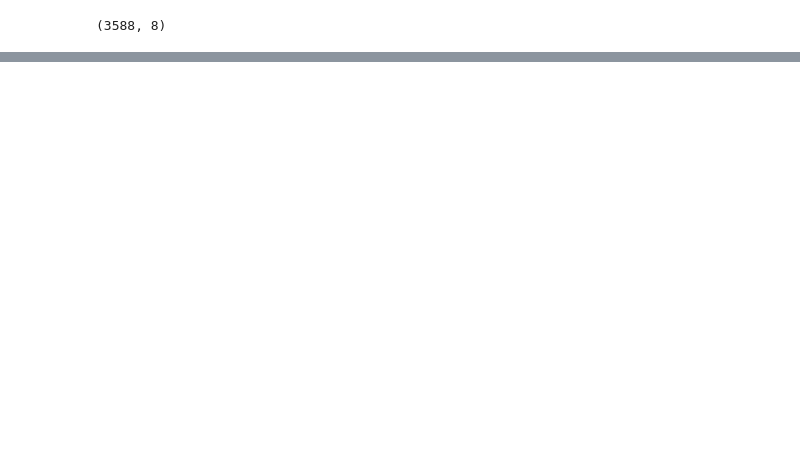
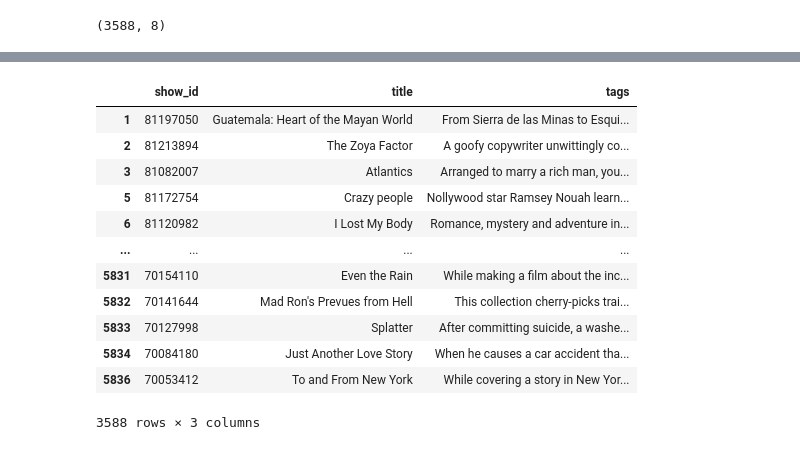
Before and after one commit to Pritishcoder07/Movie_Recommendation, a Jupyter notebook: Movie.ipynb, the cells around one changed output, grey strips where cells are left out. Cells and saved outputs as stored; diff of their text form; code cells hidden in the pictures; blank space fills up the shorter version.

```diff
--- a/Movie.ipynb
+++ b/Movie.ipynb
@@ -93,0 +105,2 @@ movie.head()
+# %%
+movie['tags'] =  movie['description'] + movie['listed_in'] + movie['director'] + movie['cast']  + movie['duration']
@@ -93,0 +116,18 @@ movie.head()
+# %%
+nmovie = movie[['show_id','title','tags']]
+# %%
+nmovie
+# %% [output]
+|  | show_id | title | tags |
+| 1 | 81197050 | Guatemala: Heart of the Mayan World | From Sierra de las Minas to Esqui... |
+| 2 | 81213894 | The Zoya Factor | A goofy copywriter unwittingly co... |
+| 3 | 81082007 | Atlantics | Arranged to marry a rich man, you... |
+| 5 | 81172754 | Crazy people | Nollywood star Ramsey Nouah learn... |
+| 6 | 81120982 | I Lost My Body | Romance, mystery and adventure in... |
+| ... | ... | ... | ... |
+| 5831 | 70154110 | Even the Rain | While making a film about the inc... |
+| 5832 | 70141644 | Mad Ron's Prevues from Hell | This collection cherry-picks trai... |
+| 5833 | 70127998 | Splatter | After committing suicide, a washe... |
+| 5834 | 70084180 | Just Another Love Story | When he causes a car accident tha... |
+| 5836 | 70053412 | To and From New York | While covering a story in New Yor... |
+3588 rows × 3 columns
```
Also changed, not shown: parts of 3 cells of this notebook.
